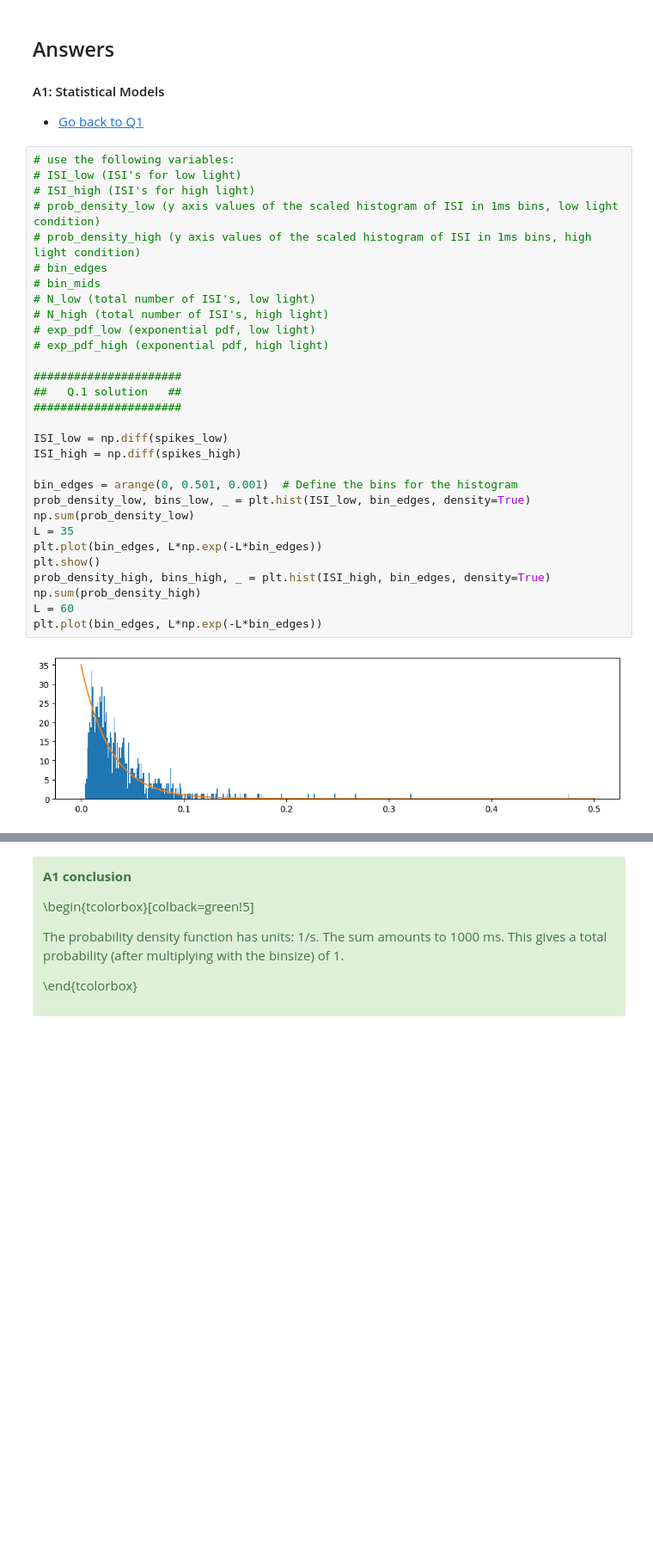
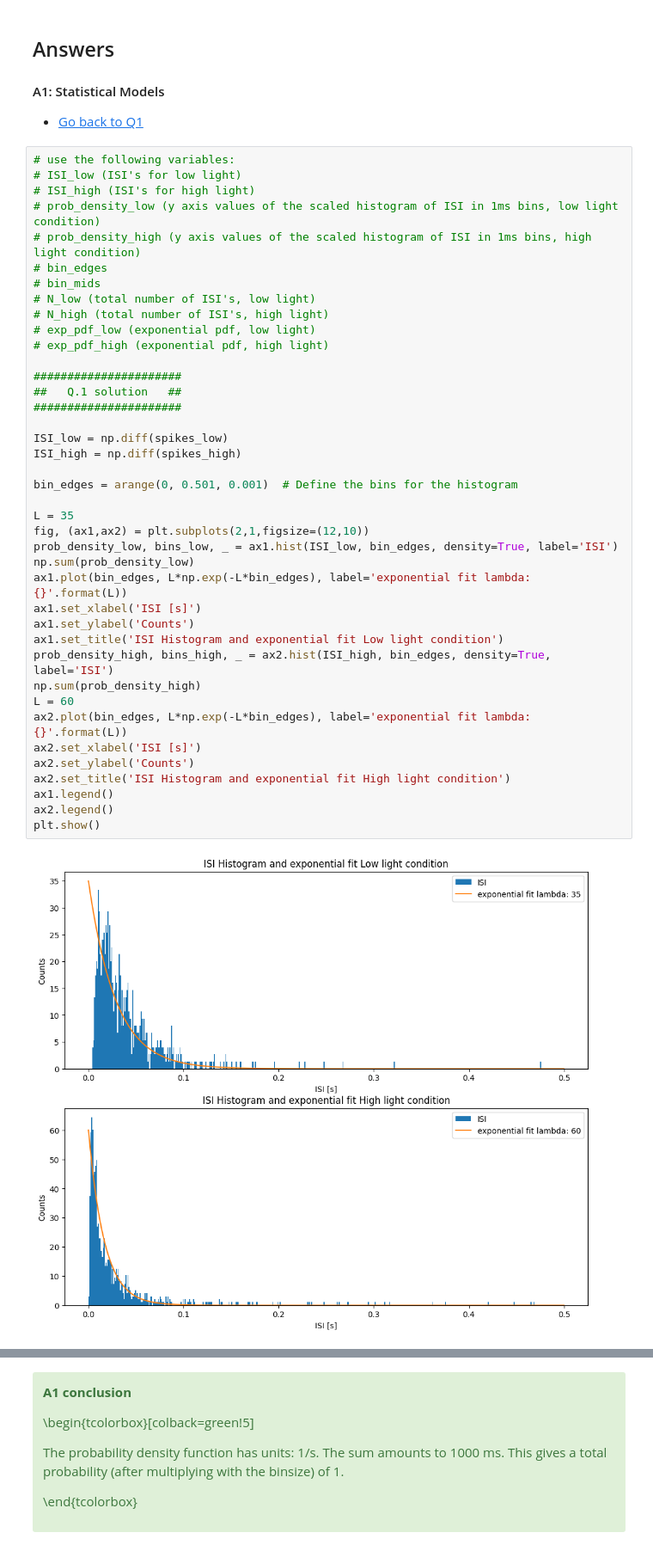
Before and after one commit to RobbeDeMuynck/CN_practicals, a Jupyter notebook: Module 2/Ex2/Module2_Ex2_Group7.ipynb, the cells around one changed output, grey strips where cells are left out. Shown at 86% size. Drawn from its saved outputs; the diff is of its cells as text; blank space fills up the shorter version.

Commit message:
some plots

```diff
--- a/Module 2/Ex2/Module2_Ex2_Group7.ipynb
+++ b/Module 2/Ex2/Module2_Ex2_Group7.ipynb
@@ -278,32 +278,42 @@ In the last step of this exercise, you should repeat the numerical experiment th
 # %%
 # use the following variables:
 # ISI_low (ISI's for low light)
 # ISI_high (ISI's for high light)
 # prob_density_low (y axis values of the scaled histogram of ISI in 1ms bins, low light condition)
 # prob_density_high (y axis values of the scaled histogram of ISI in 1ms bins, high light condition)
 # bin_edges
 # bin_mids
 # N_low (total number of ISI's, low light)
 # N_high (total number of ISI's, high light)
 # exp_pdf_low (exponential pdf, low light)
 # exp_pdf_high (exponential pdf, high light)
 
 ######################
 ##   Q.1 solution   ##
 ######################
 
 ISI_low = np.diff(spikes_low)
 ISI_high = np.diff(spikes_high)
 
 bin_edges = arange(0, 0.501, 0.001)  # Define the bins for the histogram
-prob_density_low, bins_low, _ = plt.hist(ISI_low, bin_edges, density=True)
+
+L = 35
+fig, (ax1,ax2) = plt.subplots(2,1,figsize=(12,10))
+prob_density_low, bins_low, _ = ax1.hist(ISI_low, bin_edges, density=True, label='ISI')
 np.sum(prob_density_low)
-L = 35
-plt.plot(bin_edges, L*np.exp(-L*bin_edges))
-plt.show()
-prob_density_high, bins_high, _ = plt.hist(ISI_high, bin_edges, density=True)
+ax1.plot(bin_edges, L*np.exp(-L*bin_edges), label='exponential fit lambda: {}'.format(L))
+ax1.set_xlabel('ISI [s]')
+ax1.set_ylabel('Counts')
+ax1.set_title('ISI Histogram and exponential fit Low light condition')
+prob_density_high, bins_high, _ = ax2.hist(ISI_high, bin_edges, density=True, label='ISI')
 np.sum(prob_density_high)
 L = 60
-plt.plot(bin_edges, L*np.exp(-L*bin_edges))
+ax2.plot(bin_edges, L*np.exp(-L*bin_edges), label='exponential fit lambda: {}'.format(L))
+ax2.set_xlabel('ISI [s]')
+ax2.set_ylabel('Counts')
+ax2.set_title('ISI Histogram and exponential fit High light condition')
+ax1.legend()
+ax2.legend()
+plt.show()
 # %% [output]
-[figure, old version]
+[figure, new version]
```
Also changed, not shown: parts of 7 cells of this notebook.
